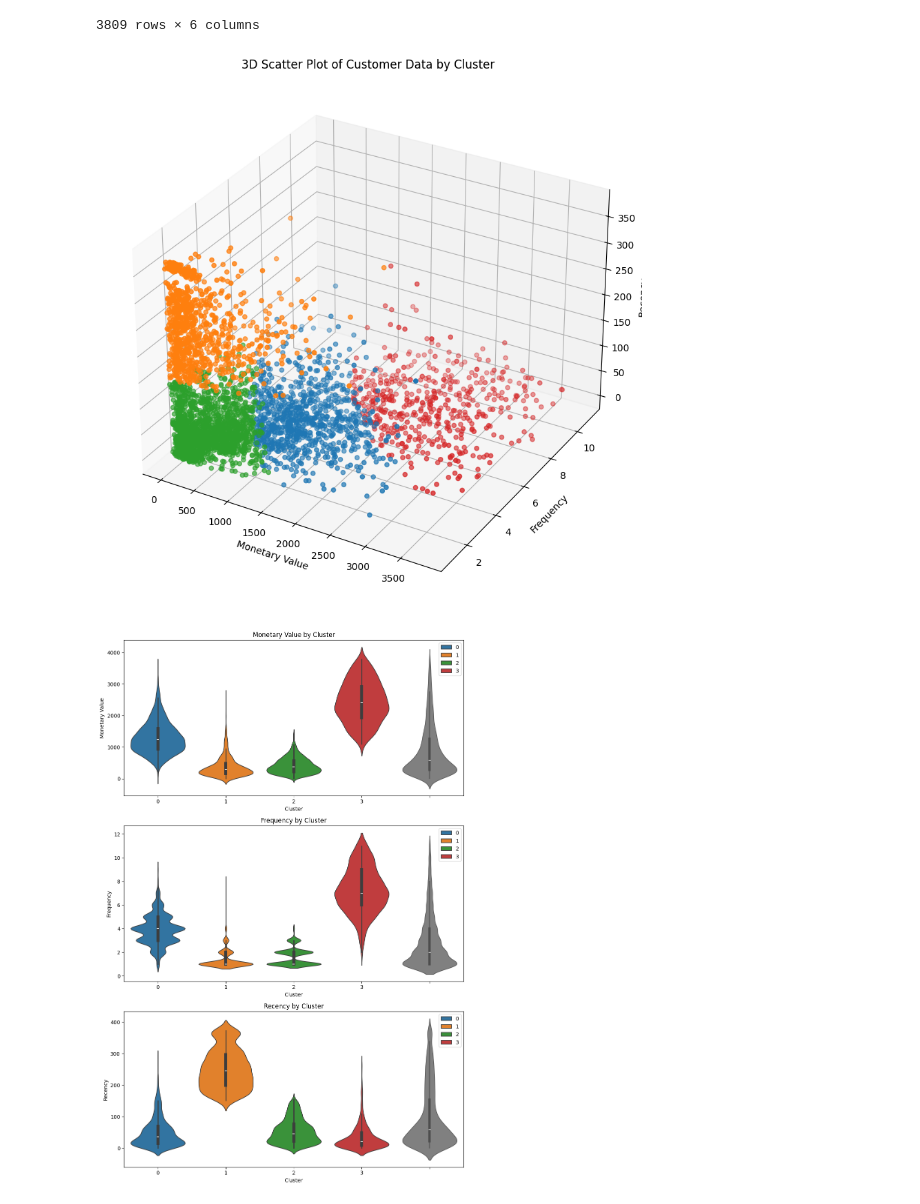
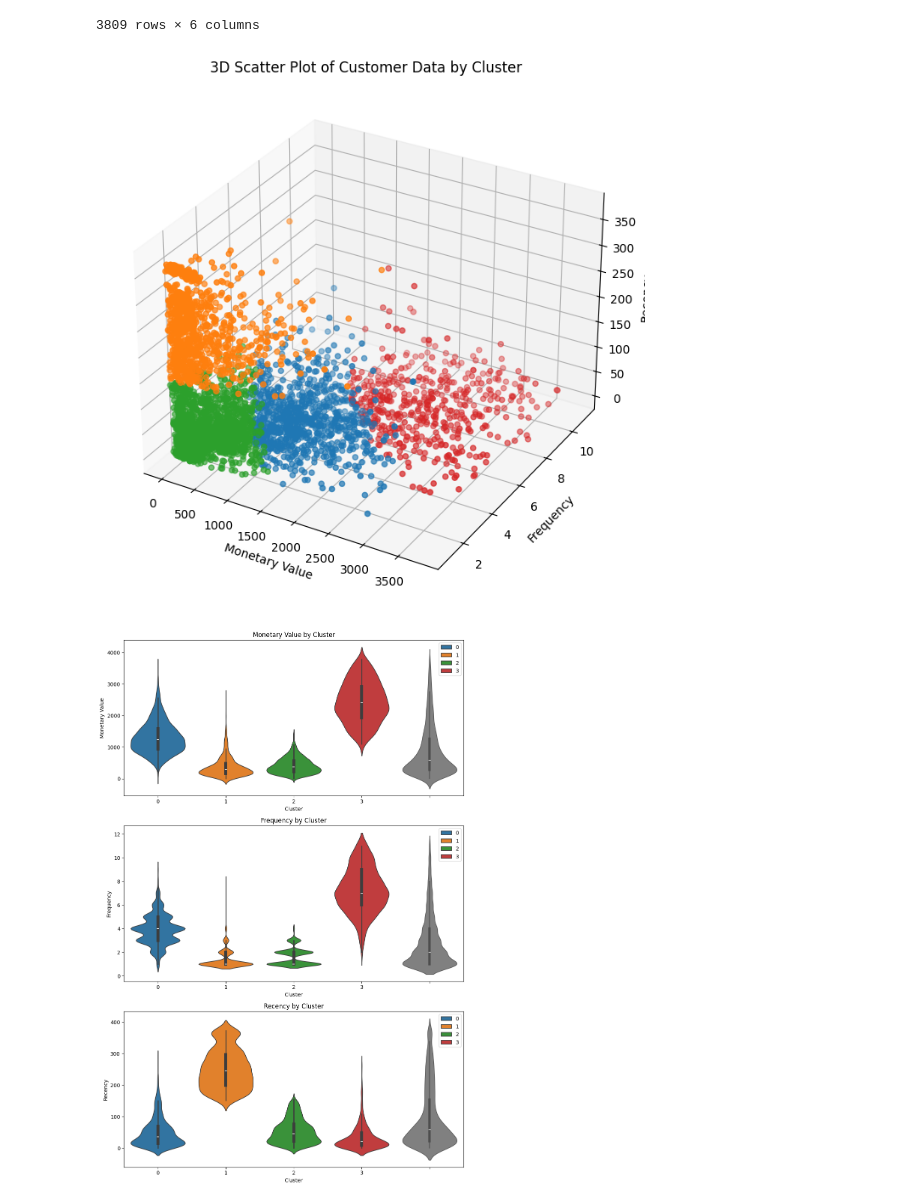
Before and after one commit to ThinhNguyenV/Online_Retail_II, a Jupyter notebook: online_retail_ii.ipynb, the cells around one changed output. Cells and saved outputs as stored; diff of their text form; code cells hidden in the pictures.

```diff
--- a/online_retail_ii.ipynb
+++ b/online_retail_ii.ipynb
@@ -631,29 +631,29 @@ See the caveats in the documentation: https://pandas.pydata.org/pandas-docs/stab
 # %%
 cluster_colors = {0: '#1f77b4',  # Blue
                   1: '#ff7f0e',  # Orange
                   2: '#2ca02c',  # Green
                   3: '#d62728'}  # Red
 
 colors = non_outliers_df['Cluster'].map(cluster_colors)
 
-fig = plt.figure(figsize=(10, 10))
+fig = plt.figure(figsize=(8, 8))
 ax = fig.add_subplot(projection='3d')
 
 scatter = ax.scatter(non_outliers_df['MonetaryValue'],
                      non_outliers_df['Frequency'],
                      non_outliers_df['Recency'],
                      c=colors,  # Use mapped solid colors
                      marker='o')
 
 ax.set_xlabel('Monetary Value')
 ax.set_ylabel('Frequency')
 ax.set_zlabel('Recency')
 
 ax.set_title('3D Scatter Plot of Customer Data by Cluster')
 
 plt.show()
 # %% [output]
-[figure, old version]
+[figure, new version]
 # %%
 plt.figure(figsize=(10, 15))
 
```
Also changed, not shown: parts of 4 cells of this notebook.
